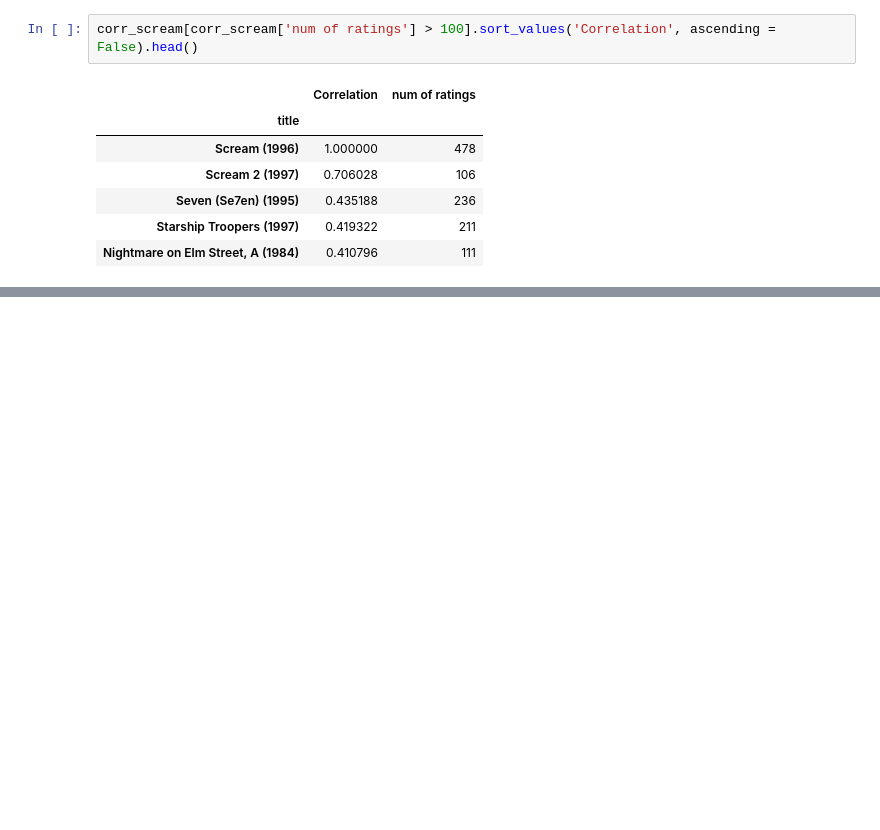
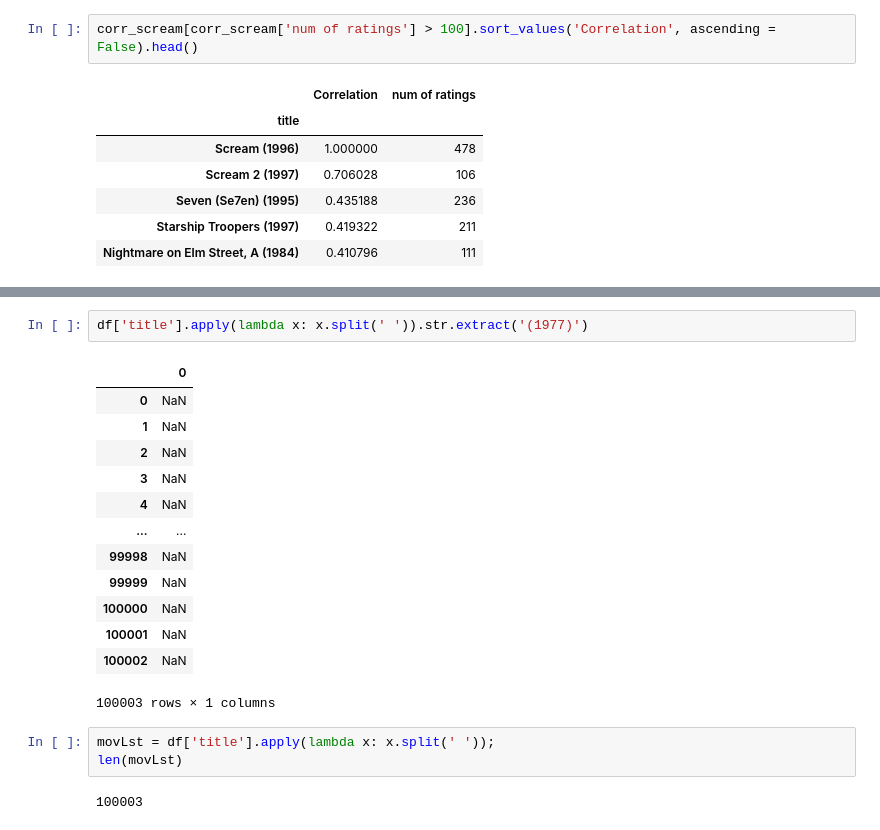
Before and after one commit to shahbazmansahia/DataAnalysisWithPython, a Jupyter notebook: Refactored_Py_DS_ML_Bootcamp-master/19-Recommender-Systems/Recommender Systems Notebook.ipynb, the cells around one changed output, grey strips where cells are left out. Drawn from its saved outputs; the diff is of its cells as text; blank space fills up the shorter version.

```diff
--- a/Refactored_Py_DS_ML_Bootcamp-master/19-Recommender-Systems/Recommender Systems Notebook.ipynb
+++ b/Refactored_Py_DS_ML_Bootcamp-master/19-Recommender-Systems/Recommender Systems Notebook.ipynb
@@ -307,0 +341,21 @@ corr_scream[corr_scream['num of ratings'] > 100].sort_values('Correlation', asce
+# %%
+df['title'].apply(lambda x: x.split(' ')).str.extract('(1977)')
+# %% [output]
+|  | 0 |
+| 0 | NaN |
+| 1 | NaN |
+| 2 | NaN |
+| 3 | NaN |
+| 4 | NaN |
+| ... | ... |
+| 99998 | NaN |
+| 99999 | NaN |
+| 100000 | NaN |
+| 100001 | NaN |
+| 100002 | NaN |
+100003 rows × 1 columns
+# %%
+movLst = df['title'].apply(lambda x: x.split(' '));
+len(movLst)
+# %% [output]
+100003
```
Also changed, not shown: parts of 8 cells of this notebook, 2 other files.
